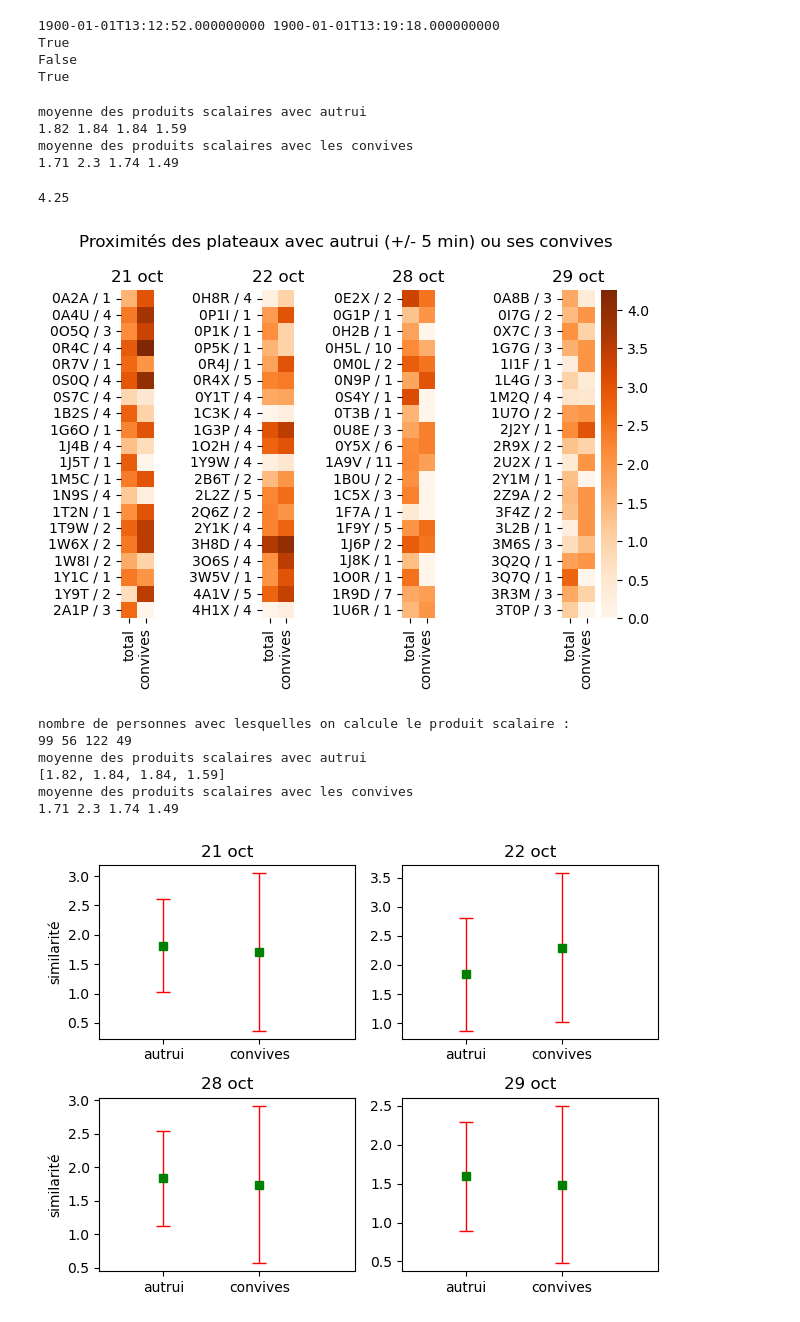
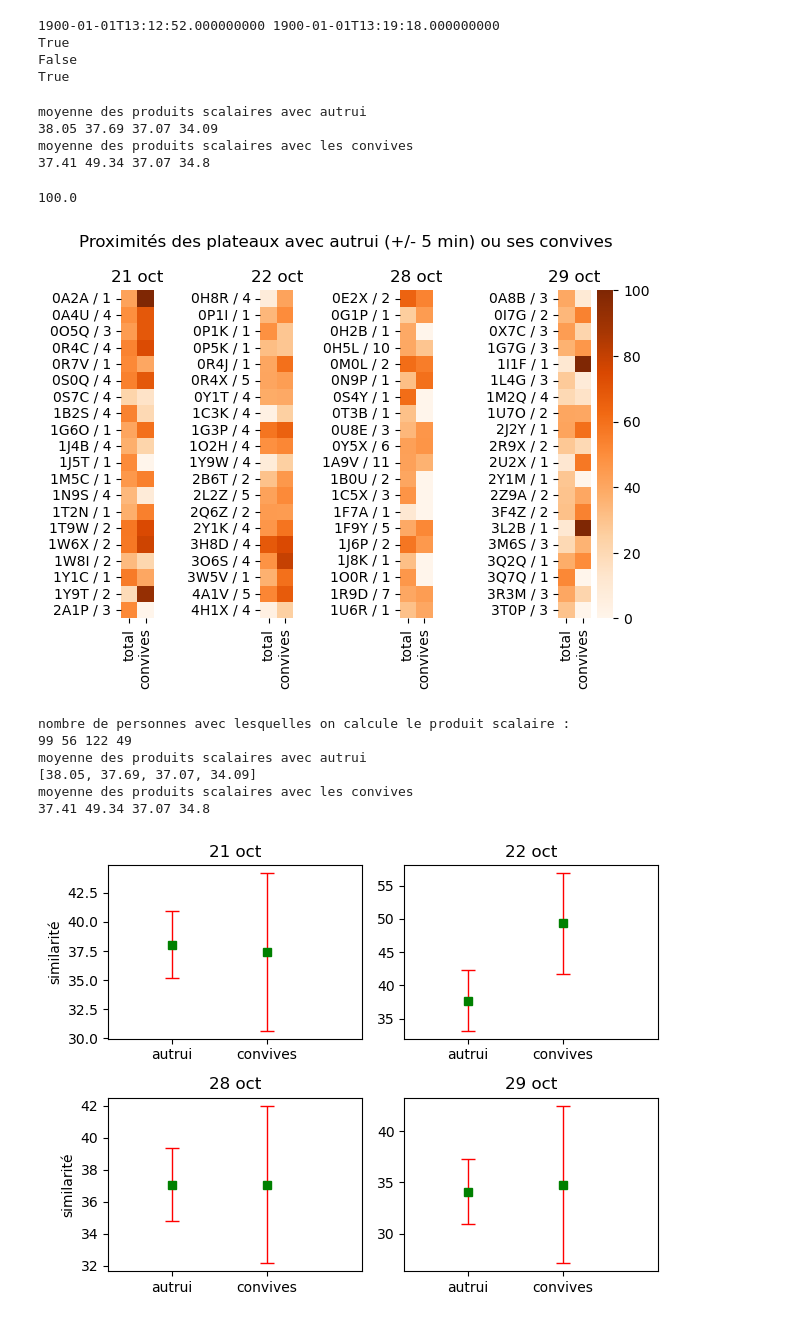
Before and after one commit to hippolyte456/Projet_MIChoCo, a Jupyter notebook: analyse/correlation_hélène.ipynb, the cells around one changed output. Cells and saved outputs as stored; diff of their text form; code cells hidden in the pictures.

```diff
--- a/analyse/correlation_hélène.ipynb
+++ b/analyse/correlation_hélène.ipynb
@@ -351,7 +362,7 @@ for i, n_form in enumerate(merged_cat['index']):
             plateau_2 = np.array(merged_cat.loc[merged_cat['index'] == ami]).flatten() # le plateau de l'ami
             plateau_2 = plateau_2[40:] # on ne s'interesse qu'aux colonnes renseignant les choix d'aliments
             #print(plateau_2)
-            ps_convives += np.dot(plateau_1, plateau_2.T)
+            ps_convives += ((2 * np.dot(plateau_1, plateau_2.T) ) / (plateau_1.sum() + plateau_2.sum())) * 100
         else :
             friends.remove(ami)
 
@@ -369,7 +380,7 @@ for i, n_form in enumerate(merged_cat['index']):
             try:
                 plateau_2 = np.array(merged_cat.loc[merged_cat['index'] == indiv]).flatten()
                 plateau_2 = plateau_2[40:]
-                ps_tot += np.dot(plateau_1, plateau_2.T)
+                ps_tot += ((2 * np.dot(plateau_1, plateau_2.T) ) / (plateau_1.sum() + plateau_2.sum())) * 100
 
             except:
                 pass # cas où le numero de formulaire de la personne n'est plus dans le df processed
@@ -577,7 +591,7 @@ for i, n_form in enumerate(merged['index']):
         if (merged['index'] == ami).sum(): # si l'ami existe (= a bien rendu son formulaire )
             plateau_2 = np.array(merged.loc[merged['index'] == ami]).flatten() # le plateau de l'ami
             plateau_2 = plateau_2[41:] # on ne s'interesse qu'aux colonnes renseignant les choix d'aliments
-            ps_convives += np.dot(plateau_1, plateau_2.T)
+            ps_convives += ((2 * np.dot(plateau_1, plateau_2.T) ) / (plateau_1.sum() + plateau_2.sum())) * 100
         else :
             friends.remove(ami)
 
@@ -624,7 +638,7 @@ for i, n_form in enumerate(merged['index']):
                 if  borne_min < cas_etudie_horaire < borne_max:
                     plateau_2 = np.array(merged.loc[merged['index'] == indiv]).flatten()
                     plateau_2 = plateau_2[41:]
-                    ps_tot += np.dot(plateau_1, plateau_2.T)
+                    ps_tot += ((2 * np.dot(plateau_1, plateau_2.T) ) / (plateau_1.sum() + plateau_2.sum())) * 100
                     influenceurs.append(indiv)
 
         except:
@@ -682,9 +696,9 @@ print('moyenne des produits scalaires avec les convives')
 print(round(mean_convives_21, ndigits =2), round(mean_convives_22, ndigits =2), round(mean_convives_28, ndigits =2), round(mean_convives_29, ndigits =2))
 # %% [output]
 moyenne des produits scalaires avec autrui
-1.82 1.84 1.84 1.59
+38.05 37.69 37.07 34.09
 moyenne des produits scalaires avec les convives
-1.71 2.3 1.74 1.49
+37.41 49.34 37.07 34.8
 # %%
 mini = 0
 maxi = max(max(corrh_oct_21['corr_tot']), max(corrh_oct_21['corr_convives']), max(corrh_oct_22['corr_tot']), max(corrh_oct_22['corr_convives']), max(corrh_oct_28['corr_tot']), max(corrh_oct_28['corr_convives']), max(corrh_oct_29['corr_tot']), max(corrh_oct_29['corr_convives']))
@@ -725,24 +739,35 @@ plt.tight_layout()
 
 plt.savefig('figures/corr_plateaux_horodatés')
 # %% [output]
-4.25
+100.0
-[figure, old version]
+[figure, new version]
 # %%
+sqrt_N_21 = sqrt(len(corrh_oct_21['corr_tot']))
+sqrt_n_21 = sqrt(corrh_oct_21['corr_convives'].count())
 mean_tot_21 = corrh_oct_21['corr_tot'].mean()
 mean_convives_21 = corrh_oct_21['corr_convives'].mean(skipna = True)
 se_tot_21 = corrh_oct_21['corr_tot'].std()
 se_convives_21 = corrh_oct_21['corr_convives'].std()
 
+
+sqrt_N_22 = sqrt(len(corrh_oct_22['corr_tot']))
+sqrt_n_22 = sqrt(corrh_oct_22['corr_convives'].count())
 mean_tot_22 = corrh_oct_22['corr_tot'].mean()
 mean_convives_22 = corrh_oct_22['corr_convives'].mean(skipna = True)
 se_tot_22 = corrh_oct_22['corr_tot'].std()
 se_convives_22 = corrh_oct_22['corr_convives'].std()
 
+
+sqrt_N_28 = sqrt(len(corrh_oct_28['corr_tot']))
+sqrt_n_28 = sqrt(corrh_oct_28['corr_convives'].count())
 mean_tot_28 = corrh_oct_28['corr_tot'].mean()
 mean_convives_28 = corrh_oct_28['corr_convives'].mean(skipna = True)
 se_tot_28 = corrh_oct_28['corr_tot'].std()
 se_convives_28 = corrh_oct_28['corr_convives'].std()
 
+
+sqrt_N_29 = sqrt(len(corrh_oct_29['corr_tot']))
+sqrt_n_29 = sqrt(corrh_oct_29['corr_convives'].count())
 mean_tot_29 = corrh_oct_29['corr_tot'].mean()
 mean_convives_29 = corrh_oct_29['corr_convives'].mean(skipna = True)
 se_tot_29 = corrh_oct_29['corr_tot'].std()
@@ -766,7 +791,7 @@ fig = plt.figure()
 
 plt.subplot(221)
 means = [mean_tot_21 , mean_convives_21]
-se = [se_tot_21, se_convives_21]
+se = [1.96 * se_tot_21 / sqrt_N_21, 1.96 * se_convives_21/sqrt_n_21]
 X = [0.5, 1.25]
 plt.xlim(0,2)
 plt.ylabel('similarité')
@@ -774,46 +799,45 @@ plt.errorbar(X, means , yerr = se, color = 'g',fmt= 's', ecolor = 'red', capthic
 plt.xticks(X, ['autrui', 'convives'])
 plt.title('21 oct')
 
-
 plt.subplot(222)
 means = [mean_tot_22 , mean_convives_22]
-se = [se_tot_22, se_convives_22]
+se = [1.96 * se_tot_22 / sqrt_N_22, 1.96 * se_convives_22/sqrt_n_22]
 X = [0.5, 1.25]
 plt.xlim(0,2)
 plt.errorbar(X, means , yerr = se, color = 'g', fmt='s', ecolor = 'red', capthick = 1, elinewidth = 1, capsize = 5)
 plt.xticks(X, ['autrui', 'convives'])
 plt.title('22 oct')
 
 plt.subplot(223)
 means = [mean_tot_28 , mean_convives_28]
-se = [se_tot_28, se_convives_28]
+se = [1.96 * se_tot_28 / sqrt_N_28, 1.96 * se_convives_28/sqrt_n_28]
 X = [0.5, 1.25]
 plt.xlim(0,2)
 plt.ylabel('similarité')
 plt.errorbar(X, means , yerr = se, color = 'g',fmt='s', ecolor = 'red', capthick = 1, elinewidth = 1, capsize = 5)
 plt.xticks(X, ['autrui', 'convives'])
 plt.title('28 oct')
 
 plt.subplot(224)
 means = [mean_tot_29 , mean_convives_29]
-se = [se_tot_29, se_convives_29]
+se = [1.96 * se_tot_29 / sqrt_N_29, 1.96 * se_convives_29/sqrt_n_29]
 X = [0.5, 1.25]
 plt.xlim(0,2)
 plt.errorbar(X, means , yerr = se,color = 'g', fmt='s', ecolor = 'red', capthick = 1, elinewidth = 1, capsize = 5)
 plt.xticks(X, ['autrui', 'convives'])
 plt.title('29 oct')
 plt.tight_layout()
 plt.show()
 
 fig.savefig('figures/stats_similarites_horodaté')
 # %% [output]
 nombre de personnes avec lesquelles on calcule le produit scalaire :
 99 56 122 49
 moyenne des produits scalaires avec autrui
-[1.82, 1.84, 1.84, 1.59]
+[38.05, 37.69, 37.07, 34.09]
 moyenne des produits scalaires avec les convives
-1.71 2.3 1.74 1.49
+37.41 49.34 37.07 34.8
-[figure, old version]
+[figure, new version]
 # %%
 mean_tot_h = corrh['corr_tot'].mean(skipna = True)
 mean_convives = corrh['corr_convives'].mean(skipna = True)
```
Also changed, not shown: parts of 5 cells of this notebook, 16 other files.
